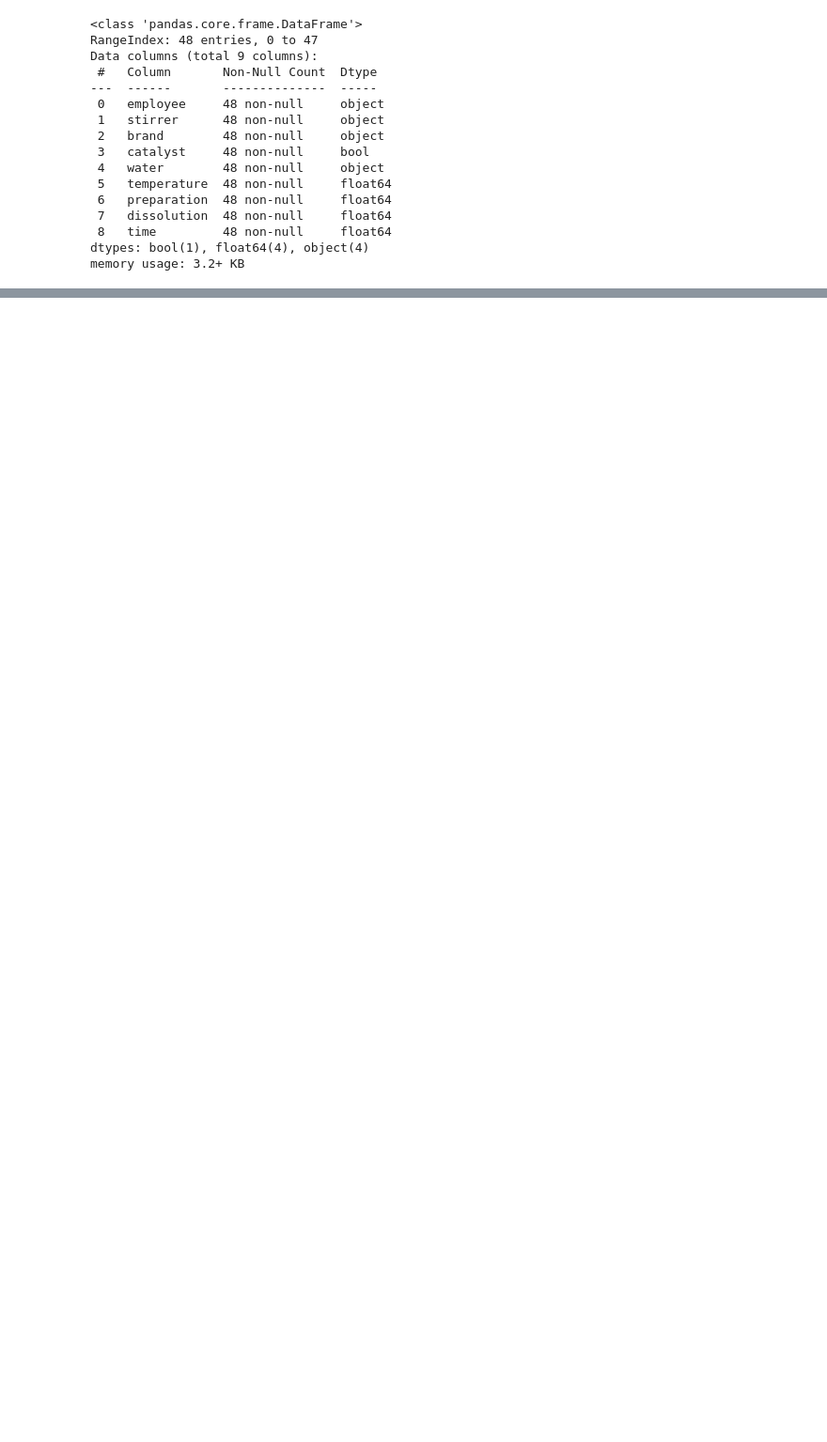
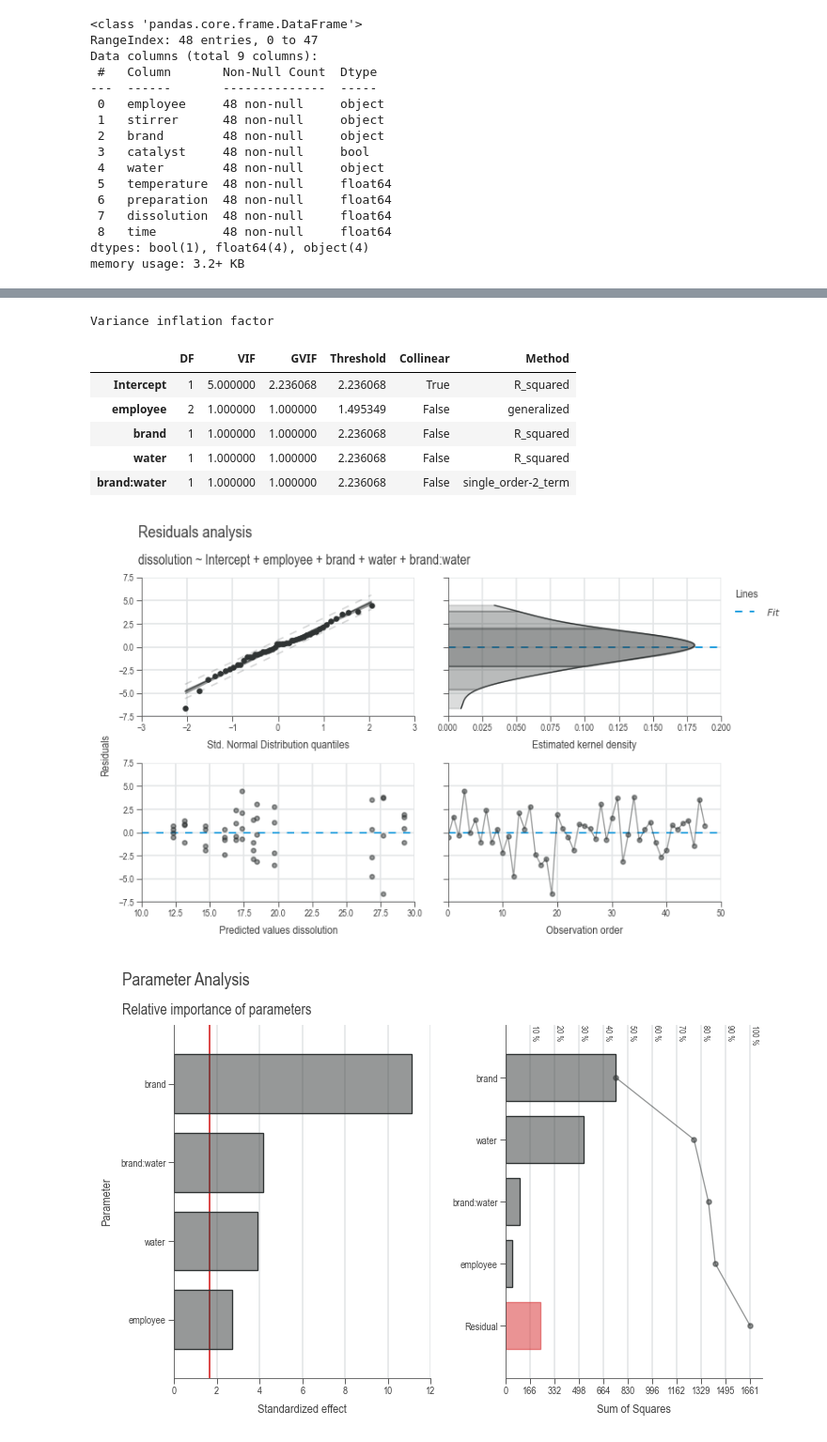
Before and after one commit to j4ggr/DaSPi, a Jupyter notebook: notebooks/doc-content_process-improvement.ipynb, the cells around one changed output, grey strips where cells are left out. Shown at 94% size. Saved outputs shown, nothing was run; the diff lists cells and outputs as text; code cells hidden in the pictures; blank space fills up the shorter version.

```diff
--- a/notebooks/doc-content_process-improvement.ipynb
+++ b/notebooks/doc-content_process-improvement.ipynb
@@ -93,4 +96,5 @@ _ = chart.axes[0, 0].set(ylim=(0, 1))
 # %%
-dsp.ResidualsCharts(model).plot().label()
+dsp.ResidualsCharts(model).plot().stripes().label()
 dsp.ParameterRelevanceCharts(model).plot().label()
 model
+# %% [output]
@@ -97,3 +121,12 @@ model
+Variance inflation factor
+|  | DF | VIF | GVIF | Threshold | Collinear | Method |
+| Intercept | 1 | 5.000000 | 2.236068 | 2.236068 | True | R_squared |
+| employee | 2 | 1.000000 | 1.000000 | 1.495349 | False | generalized |
+| brand | 1 | 1.000000 | 1.000000 | 2.236068 | False | R_squared |
+| water | 1 | 1.000000 | 1.000000 | 2.236068 | False | R_squared |
+| brand:water | 1 | 1.000000 | 1.000000 | 2.236068 | False | single_order-2_term |
+[figure, added]
+[figure, added]
 # %%
 chart = dsp.MultivariateChart(
         source=df,
```
Also changed, not shown: parts of 5 cells of this notebook, 2 other files.
